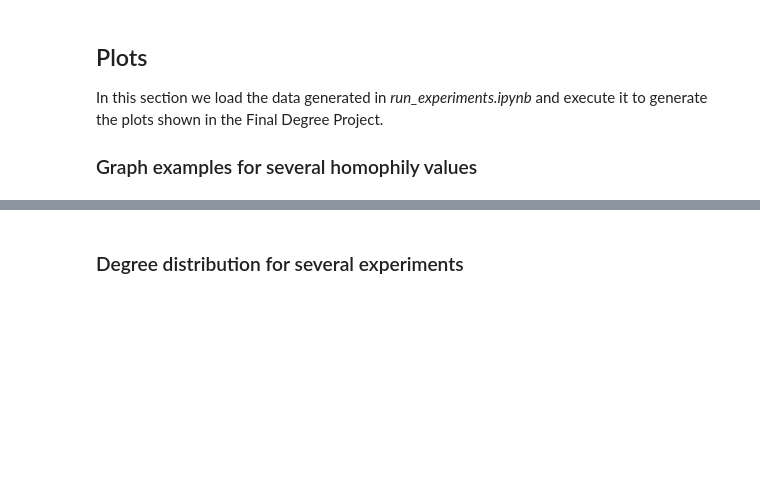
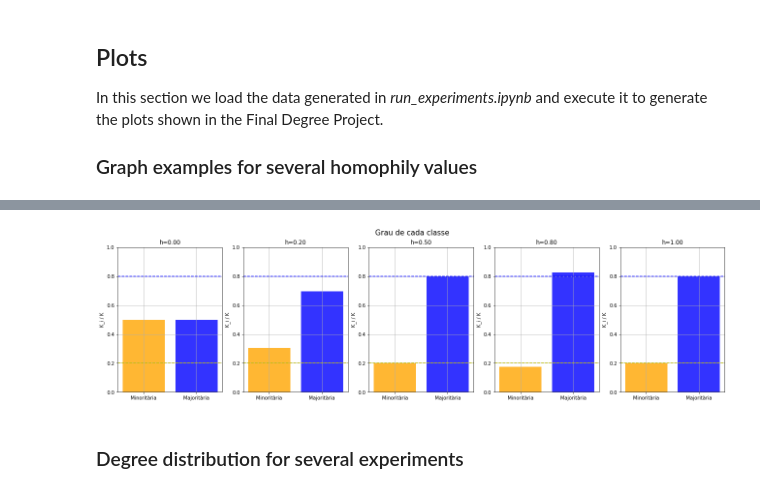
Before and after one commit to danielroncel/tfg, a Jupyter notebook: homophilic_no_preferential_attachment/create_plots.ipynb, the cells around one changed output, grey strips where cells are left out. Cells and saved outputs as stored; diff of their text form; code cells hidden in the pictures; blank space fills up the shorter version.

```diff
--- a/homophilic_no_preferential_attachment/create_plots.ipynb
+++ b/homophilic_no_preferential_attachment/create_plots.ipynb
@@ -128,3 +95,8 @@ plt.show()
+# %%
+## Class degree barplot
+graphics.class_degree_barplot(avg_degree_minority=avg_degree_minority, avg_degree_majority=avg_degree_majority, c0=c0, c1=c1, h=h, figsize=(18,5))
+# %% [output]
+[figure, added]
 # %% [markdown]
 ### Degree distribution for several experiments <a class="anchor" id="chapter4"></a>
 # %%
```
Also changed, not shown: parts of 12 cells of this notebook.
